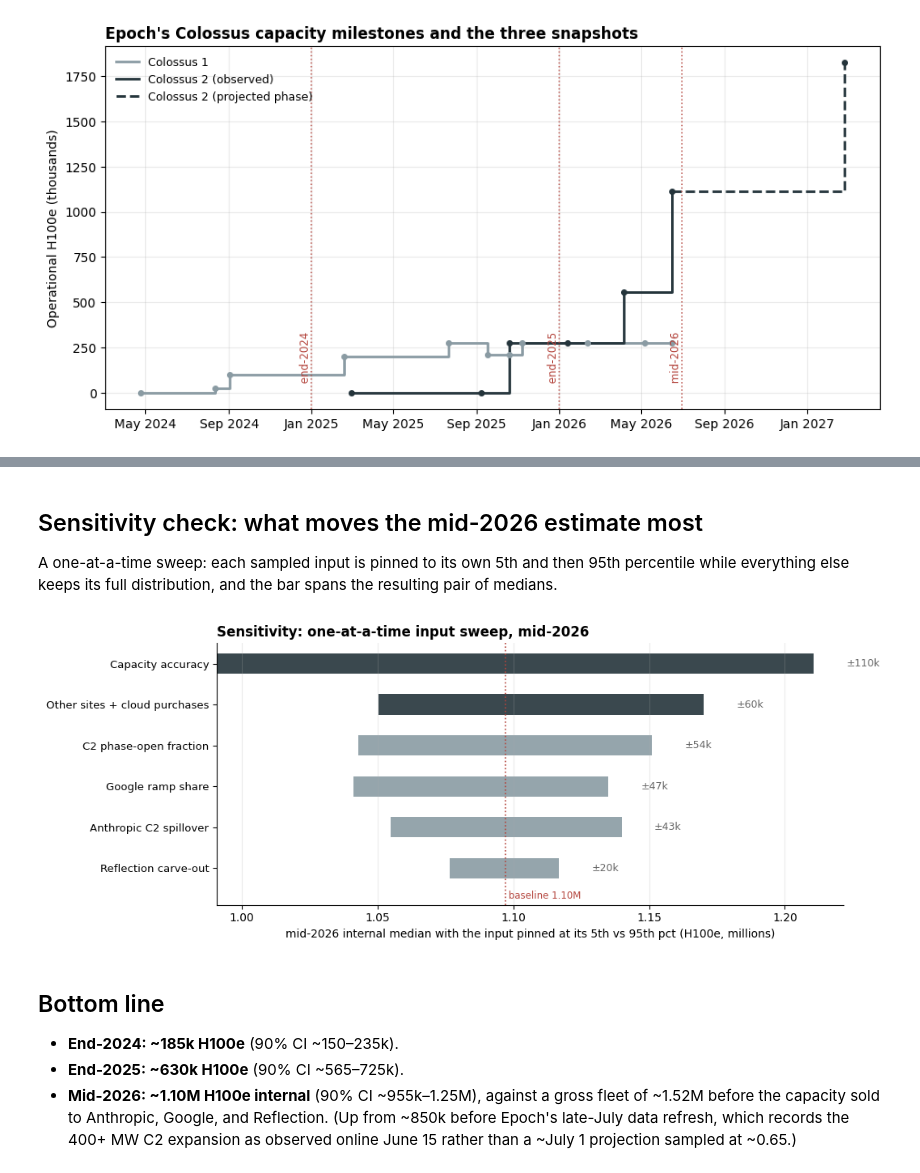
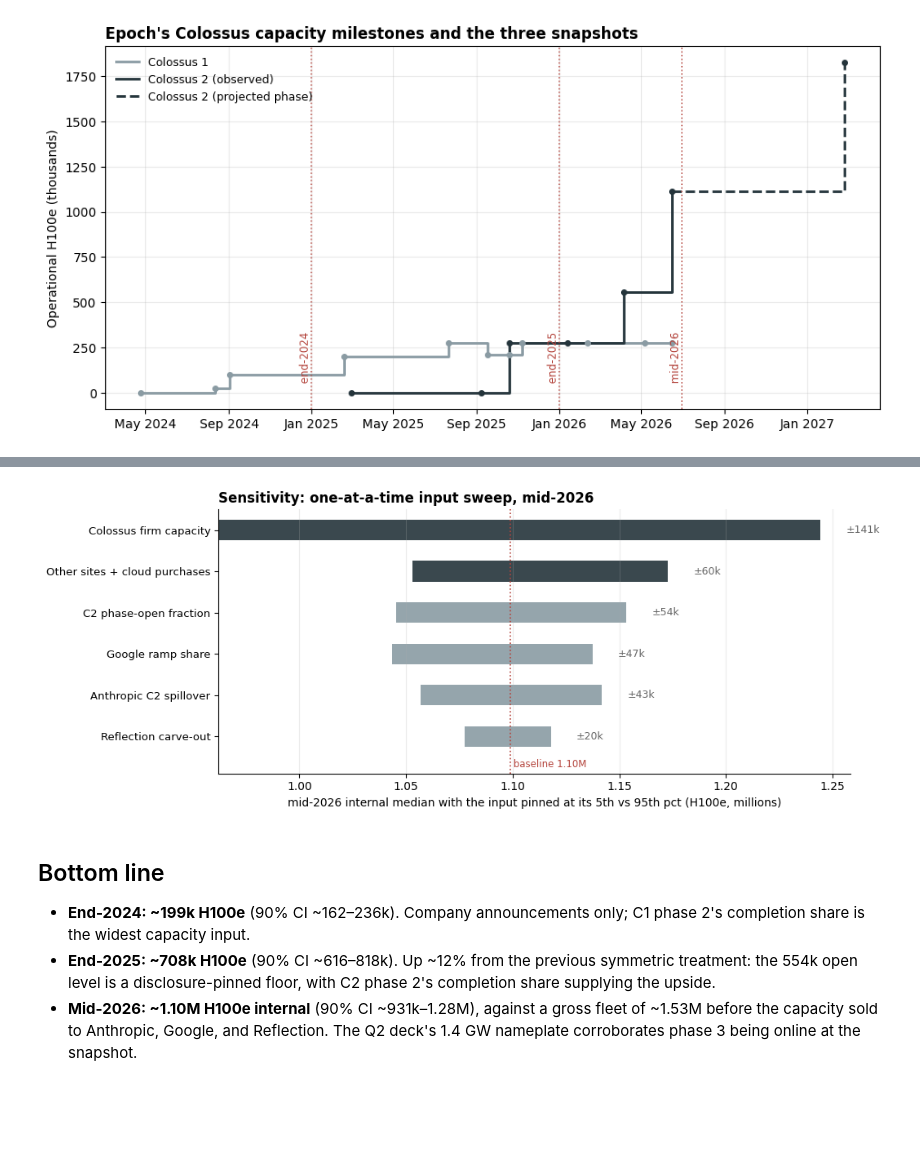
Before and after one commit to epoch-research/ai-compute-users, a Jupyter notebook: notebooks/spacexai_compute_model.ipynb, the cells around one changed output, grey strips where cells are left out. Drawn from its saved outputs; the diff is of its cells as text; code cells hidden in the pictures; blank space fills up the shorter version.

```diff
--- a/notebooks/spacexai_compute_model.ipynb
+++ b/notebooks/spacexai_compute_model.ipynb
@@ -557,33 +574,0 @@ baseline sits near the bottom of the sweep.
-# %%
-phase_scenarios = [0.0, 0.075, 0.25, 0.5, 0.75, 1.0]
-
-rows = []
-for f in phase_scenarios:
-    c2 = a26["c2_open"] + a26["c2_pending"] * f
-    internal = ((a26["c1"] + c2) * accuracy_h1_2026 + other_h1_2026
-                - anthropic_sold - google_sold - reflection_sold)
-    pc = sq.get_percentiles(internal, percentiles=[5, 50, 95])
-    rows.append((f, pc[5], pc[50], pc[95]))
-
-print(f"{'fraction open':>13}  {'5th':>8}  {'median':>8}  {'95th':>8}")
-for f, lo, med, hi in rows:
-    marker = "  <- baseline median" if f == 0.075 else ""
-    print(f"{f:>13.2f}  {fmt(lo):>8}  {fmt(med):>8}  {fmt(hi):>8}{marker}")
-
-fracs = [r[0] for r in rows]
-los = np.array([r[1] for r in rows]) / 1e6
-meds = np.array([r[2] for r in rows]) / 1e6
-his = np.array([r[3] for r in rows]) / 1e6
-
-fig, ax = plt.subplots(figsize=(9, 5))
-ax.fill_between(fracs, los, his, color="#8A9BA3", alpha=0.30, label="90% CI")
-ax.plot(fracs, his, "--", color=SLATE, lw=1)
-ax.plot(fracs, los, "--", color=SLATE, lw=1)
-ax.plot(fracs, meds, "o-", color=SLATE_DARK, lw=2, label="median")
-ax.axhline(np.median(spacexai_2025) / 1e6, color="#B4443C", lw=1.2, ls=":",
-           label="end-2025 median")
-ax.set_xlabel("fraction of the ~Feb 2027 C2 phase open by June 30")
-ax.set_ylabel("SpaceXAI internal H100e, mid-2026 (millions)")
-ax.set_title("Sensitivity: mid-2026 compute vs. C2 phase timing", weight="bold")
-ax.legend()
-plt.show()
@@ -599,29 +575,22 @@ fraction open       5th    median      95th
-# %% [markdown]
-## Sensitivity check: what moves the mid-2026 estimate most
-
-A one-at-a-time sweep: each sampled input is pinned to its own 5th and then
-95th percentile while everything else keeps its full distribution, and the
-bar spans the resulting pair of medians.
 # %%
-def internal_with(acc=None, phase=None, other=None, spill=None, ramp=None,
+def internal_with(firm=None, phase=None, other=None, spill=None, ramp=None,
                   refl=None):
     """Recompute the mid-2026 internal estimate with some inputs pinned to
     scalars (None keeps the sampled array)."""
-    acc = accuracy_h1_2026 if acc is None else acc
+    firm = colossus_firm_h1_2026 if firm is None else firm
     phase = phase_open if phase is None else phase
     other = other_h1_2026 if other is None else other
     spill = anthropic_spillover if spill is None else spill
     ramp = google_ramp if ramp is None else ramp
     refl = reflection_sold if refl is None else refl
-    c2 = a26["c2_open"] + a26["c2_pending"] * phase
-    fleet = (a26["c1"] + c2) * acc + other
-    sold = (a26["c1"] * acc + spill) + c2_first_cluster * acc * ramp + refl
+    fleet = firm + C2_PENDING_FEB2027 * phase + other
+    sold = (C1 + spill) + C2_CLUSTER1 * ramp + refl
     return fleet - sold
 
 
 tornado_inputs = [
+    ("Colossus firm capacity", "firm", colossus_firm_h1_2026),
     ("C2 phase-open fraction", "phase", phase_open),
-    ("Capacity accuracy", "acc", accuracy_h1_2026),
     ("Other sites + cloud purchases", "other", other_h1_2026),
     ("Anthropic C2 spillover", "spill", anthropic_spillover),
     ("Google ramp share", "ramp", google_ramp),
@@ -631,41 +600,43 @@ tornado_inputs = [
 baseline_med = np.median(spacexai_h1_2026)
 tornado = []
 for label, kw, samples in tornado_inputs:
     lo_med = np.median(internal_with(**{kw: np.percentile(samples, 5)}))
     hi_med = np.median(internal_with(**{kw: np.percentile(samples, 95)}))
     tornado.append((label, lo_med, hi_med))
 tornado.sort(key=lambda r: abs(r[2] - r[1]), reverse=True)
 
 fig, ax = plt.subplots(figsize=(10, 4.2))
 for i, (label, lo_med, hi_med) in enumerate(tornado):
     y = len(tornado) - 1 - i
     left, width = min(lo_med, hi_med), abs(hi_med - lo_med)
     ax.barh(y, width / 1e6, left=left / 1e6, height=0.5,
             color=SLATE if i < 2 else "#8A9BA3", alpha=0.9)
     ax.text(max(lo_med, hi_med) / 1e6 + 0.012, y, f"±{fmt(width / 2)}",
             va="center", fontsize=9, color="#666666")
 ax.axvline(baseline_med / 1e6, color="#B4443C", lw=1.2, ls=":")
 ax.set_ylim(-0.9, len(tornado) - 0.5)
 ax.text(baseline_med / 1e6, -0.8, f" baseline {fmt(baseline_med)}",
         fontsize=8.5, color="#B4443C", va="bottom")
 ax.set_yticks(range(len(tornado)))
 ax.set_yticklabels([r[0] for r in reversed(tornado)], fontsize=9.5)
 ax.set_xlabel("mid-2026 internal median with the input pinned at its 5th vs 95th pct (H100e, millions)")
 ax.set_title("Sensitivity: one-at-a-time input sweep, mid-2026",
              loc="left", weight="bold")
 for side in ("top", "right"):
     ax.spines[side].set_visible(False)
 ax.grid(alpha=0.25, axis="x")
 plt.show()
 # %% [output]
-[figure, old version]
+[figure, new version]
 # %% [markdown]
 ## Bottom line
 
-- **End-2024: ~185k H100e** (90% CI ~150–235k).
-- **End-2025: ~630k H100e** (90% CI ~565–725k).
-- **Mid-2026: ~1.10M H100e internal** (90% CI ~955k–1.25M), against a gross
-  fleet of ~1.52M before the capacity sold to Anthropic, Google, and
-  Reflection. (Up from ~850k before Epoch's late-July data refresh, which
-  records the 400+ MW C2 expansion as observed online June 15 rather than a
-  ~July 1 projection sampled at ~0.65.)
+- **End-2024: ~199k H100e** (90% CI ~162–236k). Company announcements
+  only; C1 phase 2's completion share is the widest capacity input.
+- **End-2025: ~708k H100e** (90% CI ~616–818k). Up ~12% from the previous
+  symmetric treatment: the 554k open level is a disclosure-pinned floor,
+  with C2 phase 2's completion share supplying the upside.
+- **Mid-2026: ~1.10M H100e internal** (90% CI ~931k–1.28M), against a
+  gross fleet of ~1.53M before the capacity sold to Anthropic, Google, and
+  Reflection. The Q2 deck's 1.4 GW nameplate corroborates phase 3 being
+  online at the snapshot.
```
Also changed, not shown: parts of 27 cells of this notebook, 13 other files.
